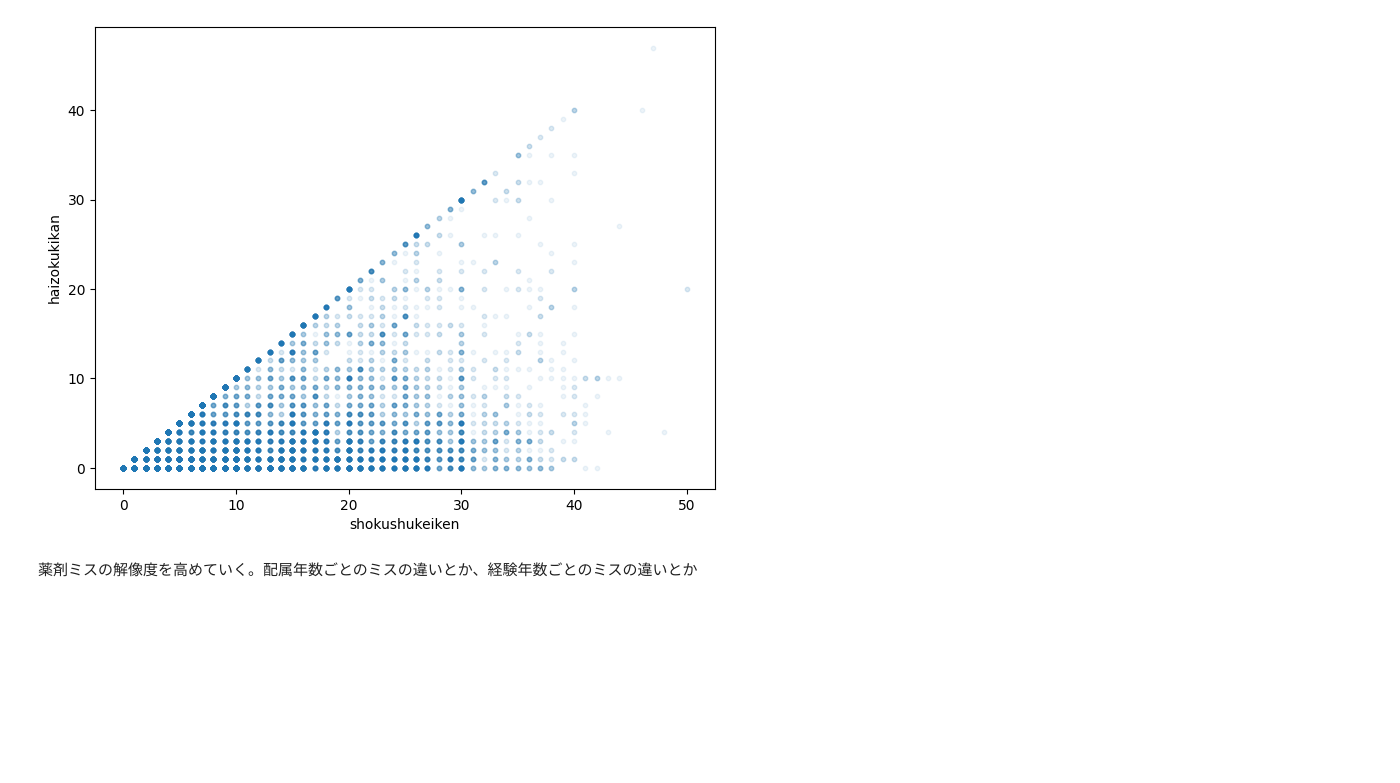
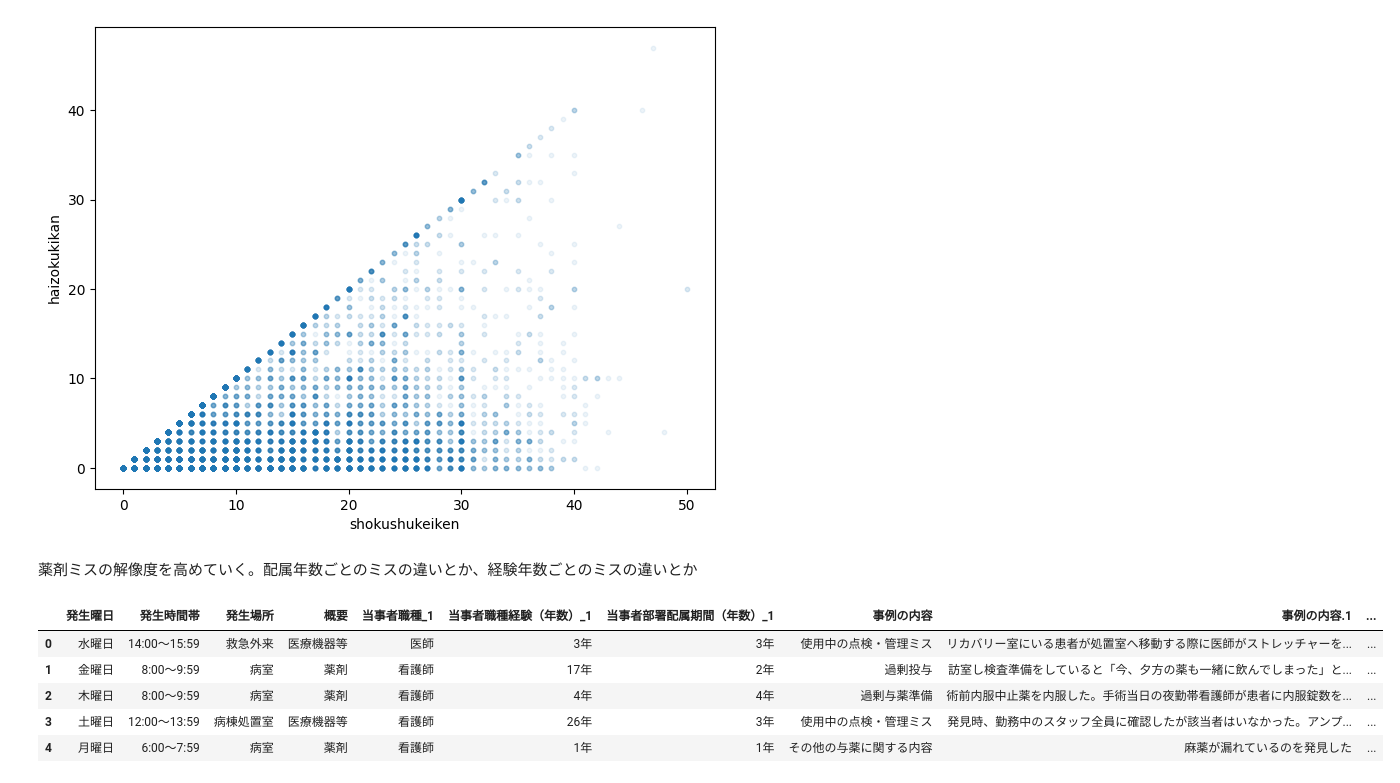
Before and after one commit to maizoh/Project_Shinshu, a Jupyter notebook: Project_Shinshu_2.ipynb, the cells around one changed output. Drawn from its saved outputs; the diff is of its cells as text; code cells hidden in the pictures; blank space fills up the shorter version.

```diff
--- a/Project_Shinshu_2.ipynb
+++ b/Project_Shinshu_2.ipynb
@@ -54,4 +54,13 @@ plt.show()
 [figure]
 # %% [markdown]
 薬剤ミスの解像度を高めていく。配属年数ごとのミスの違いとか、経験年数ごとのミスの違いとか
+# %%
+df_merged.head()
+# %% [output]
+|  | 発生曜日 | 発生時間帯 | 発生場所 | 概要 | 当事者職種_1 | 当事者職種経験（年数）_1 | 当事者部署配属期間（年数）_1 | 事例の内容 | 事例の内容.1 | ... |
+| 0 | 水曜日 | 14:00〜15:59 | 救急外来 | 医療機器等 | 医師 | 3年 | 3年 | 使用中の点検・管理ミス | リカバリー室にいる患者が処置室へ移動する際に医師がストレッチャーを... | ... |
+| 1 | 金曜日 | 8:00〜9:59 | 病室 | 薬剤 | 看護師 | 17年 | 2年 | 過剰投与 | 訪室し検査準備をしていると「今、夕方の薬も一緒に飲んでしまった」と... | ... |
+| 2 | 木曜日 | 8:00〜9:59 | 病室 | 薬剤 | 看護師 | 4年 | 4年 | 過剰与薬準備 | 術前内服中止薬を内服した。手術当日の夜勤帯看護師が患者に内服錠数を... | ... |
+| 3 | 土曜日 | 12:00〜13:59 | 病棟処置室 | 医療機器等 | 看護師 | 26年 | 3年 | 使用中の点検・管理ミス | 発見時、勤務中のスタッフ全員に確認したが該当者はいなかった。アンプ... | ... |
+| 4 | 月曜日 | 6:00〜7:59 | 病室 | 薬剤 | 看護師 | 1年 | 1年 | その他の与薬に関する内容 | 麻薬が漏れているのを発見した | ... |
 # %%
```
Also changed, not shown: parts of 4 cells of this notebook.
